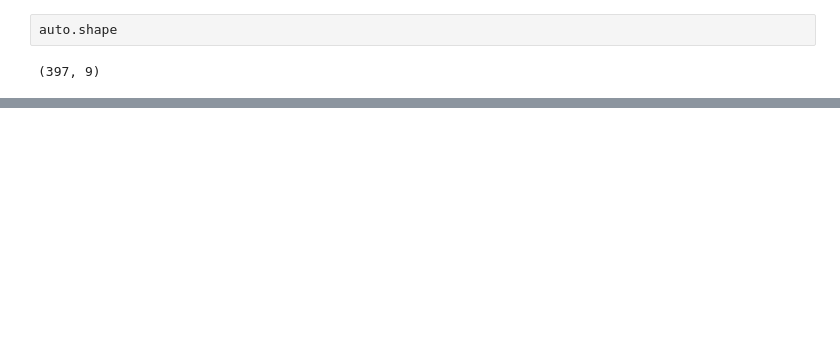
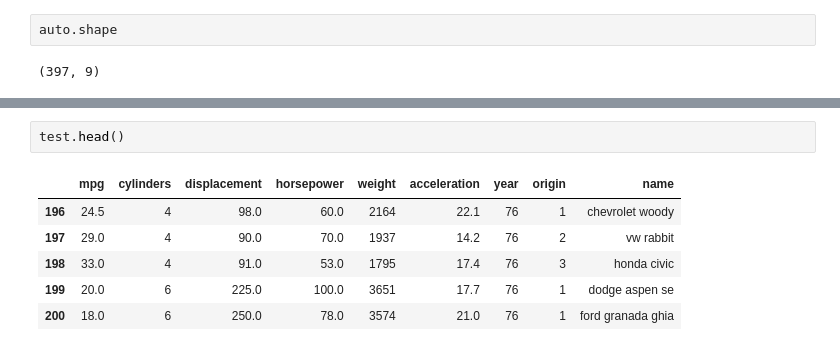
Before and after one commit to alexhchao/ISL, a Jupyter notebook: ISL_ch_5_resampling_methods.ipynb, the cells around one changed output, grey strips where cells are left out. Saved outputs shown, nothing was run; the diff lists cells and outputs as text; blank space fills up the shorter version.

```diff
--- a/ISL_ch_5_resampling_methods.ipynb
+++ b/ISL_ch_5_resampling_methods.ipynb
@@ -41,0 +58,9 @@ auto.shape
+# %%
+test.head()
+# %% [output]
+|  | mpg | cylinders | displacement | horsepower | weight | acceleration | year | origin | name |
+| 196 | 24.5 | 4 | 98.0 | 60.0 | 2164 | 22.1 | 76 | 1 | chevrolet woody |
+| 197 | 29.0 | 4 | 90.0 | 70.0 | 1937 | 14.2 | 76 | 2 | vw rabbit |
+| 198 | 33.0 | 4 | 91.0 | 53.0 | 1795 | 17.4 | 76 | 3 | honda civic |
+| 199 | 20.0 | 6 | 225.0 | 100.0 | 3651 | 17.7 | 76 | 1 | dodge aspen se |
+| 200 | 18.0 | 6 | 250.0 | 78.0 | 3574 | 21.0 | 76 | 1 | ford granada ghia |
```
Also changed, not shown: parts of 22 cells of this notebook, 5 other files.
